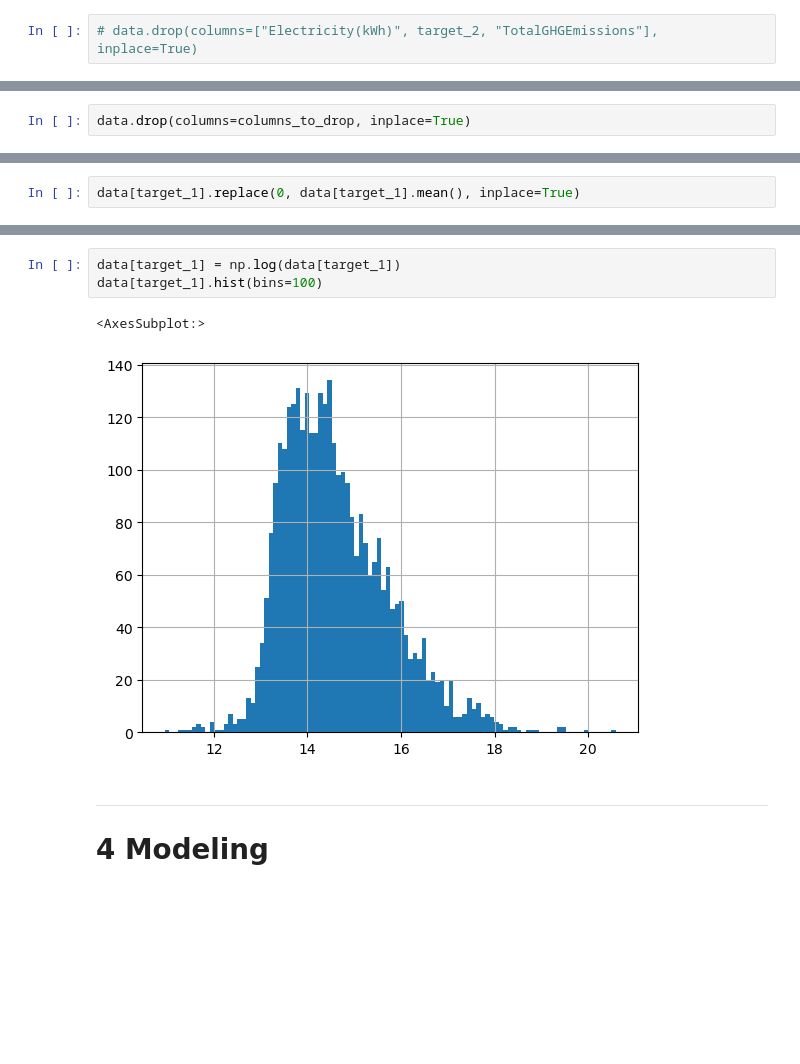
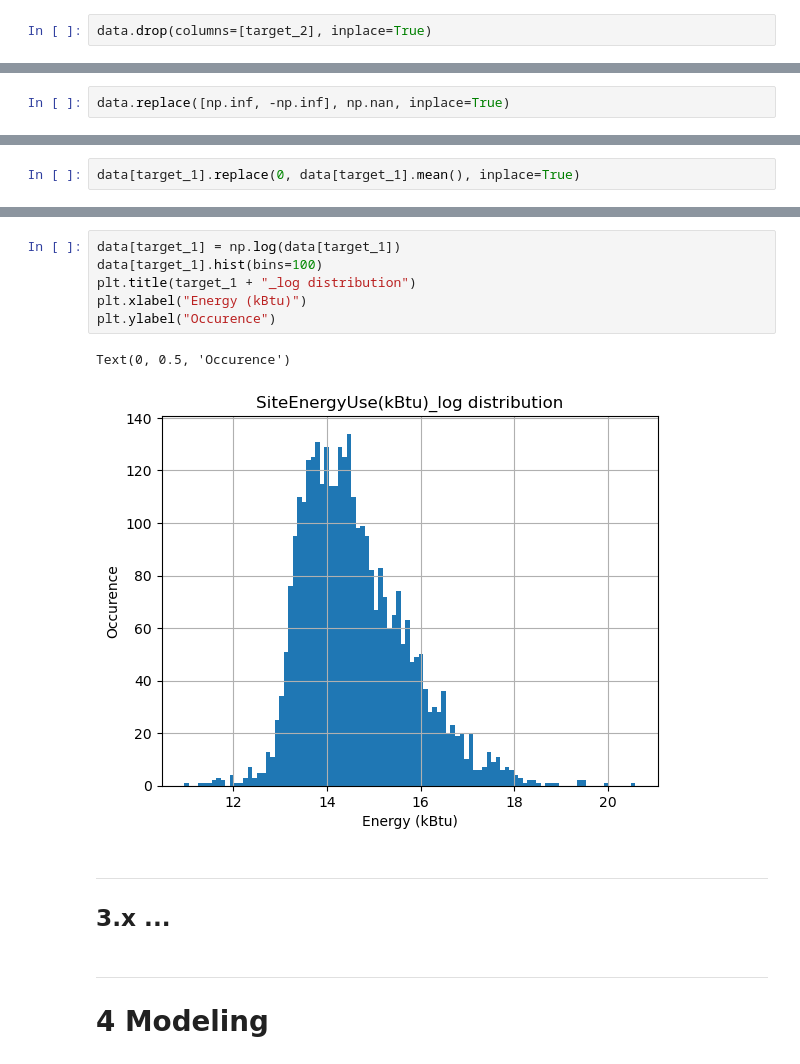
Before and after one commit to curiousmindflow/oc-ml-p3, a Jupyter notebook: exploration.ipynb, the cells around one changed output, grey strips where cells are left out. Saved outputs shown, nothing was run; the diff lists cells and outputs as text; blank space fills up the shorter version.

```diff
--- a/exploration.ipynb
+++ b/exploration.ipynb
@@ -183,4 +183,4 @@ data.drop(columns=["Unnamed: 0"], inplace=True)
 target_1 = "SiteEnergyUse(kBtu)"
 target_2 = "GHGEmissionsIntensity"
 # %%
-# data.drop(columns=["Electricity(kWh)", target_2, "TotalGHGEmissions"], inplace=True)
+data.drop(columns=[target_2], inplace=True)
@@ -203,2 +186,0 @@ columns_to_drop = ['SiteEUI(kBtu/sf)',
-# %%
-data.drop(columns=columns_to_drop, inplace=True)
@@ -205,3 +199,5 @@ data.drop(columns=columns_to_drop, inplace=True)
+# %%
+data.replace([np.inf, -np.inf], np.nan, inplace=True)
 # %% [markdown]
 ***
 # 3 Feature engineering
@@ -405,9 +424,15 @@ data[target_1].hist(bins=100)
 # %%
 data[target_1] = np.log(data[target_1])
 data[target_1].hist(bins=100)
+plt.title(target_1 + "_log distribution")
+plt.xlabel("Energy (kBtu)")
+plt.ylabel("Occurence")
 # %% [output]
-<AxesSubplot:>
+Text(0, 0.5, 'Occurence')
-[figure, old version]
+[figure, new version]
+# %% [markdown]
+***
+## 3.x ...
 # %% [markdown]
 ***
 # 4 Modeling
```
Also changed, not shown: parts of 34 cells of this notebook, 18 other files.
